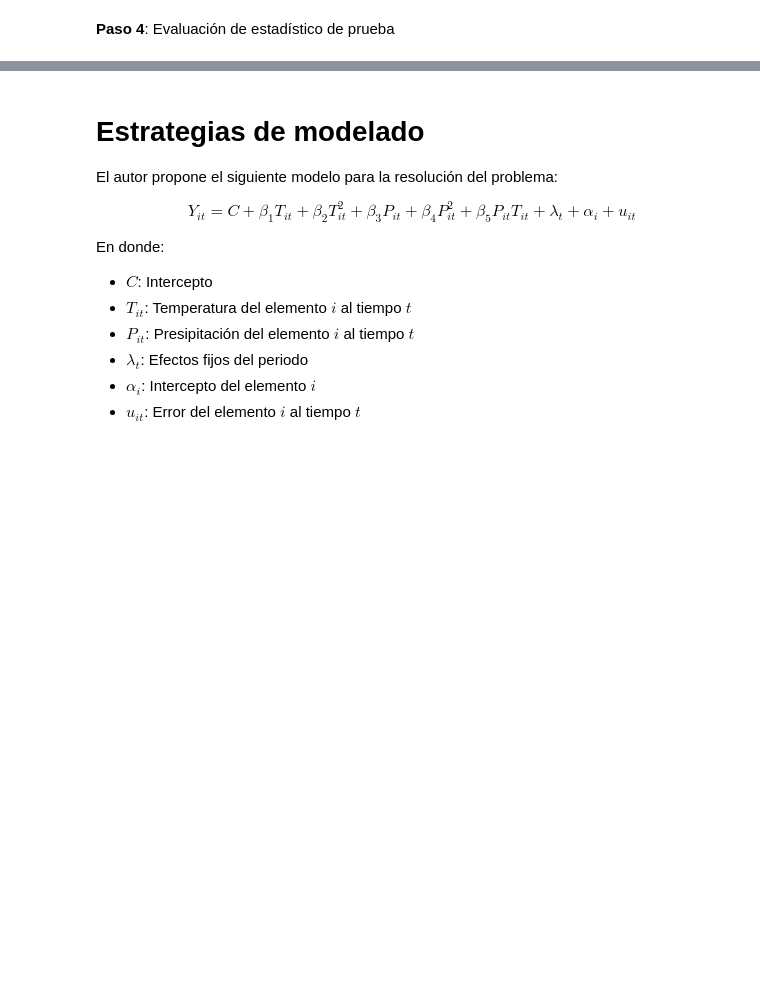
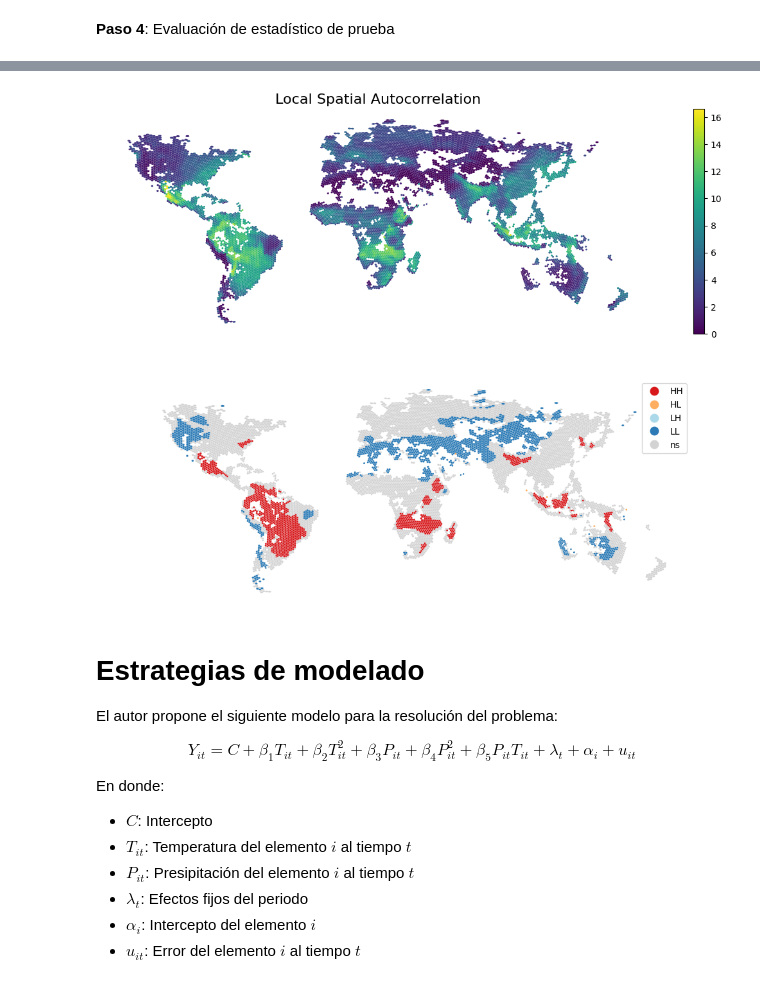
Before and after one commit to CAMM961001/estancia, a Jupyter notebook: notebooks/exploratory_data_analysis.ipynb, the cells around one changed output, grey strips where cells are left out. Cells and saved outputs as stored; diff of their text form; code cells hidden in the pictures; blank space fills up the shorter version.

```diff
--- a/notebooks/exploratory_data_analysis.ipynb
+++ b/notebooks/exploratory_data_analysis.ipynb
@@ -457,3 +489,29 @@ plt.show()
+# %%
+# Figure specs
+fig, ax = plt.subplots(nrows=2, ncols=1, figsize=(16,10))
+
+# Visualization elements
+lag_df.plot(
+    column='mean_yield'
+    ,legend=True
+    ,ax=ax[0])
+lisa_cluster(
+    moran_loc=price_lisa
+    ,gdf=lag_df
+    ,p=p
+    ,ax=ax[1])
+
+# Styling
+ax[0].set_title(
+    label='Local Spatial Autocorrelation'
+    ,fontsize=16)
+ax[0].set_yticks([]), ax[1].set_yticks([])
+ax[0].set_xticks([]), ax[1].set_xticks([])
+ax[0].set_frame_on(False), ax[1].set_frame_on(False)
+
+plt.show()
+# %% [output]
+[figure, added]
 # %% [markdown]
 # Estrategias de modelado
 
```
Also changed, not shown: parts of 7 cells of this notebook.
